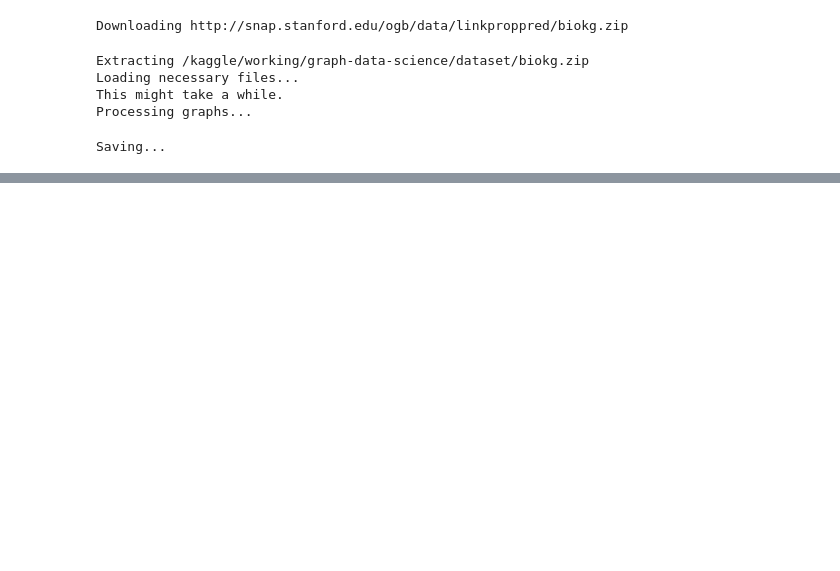
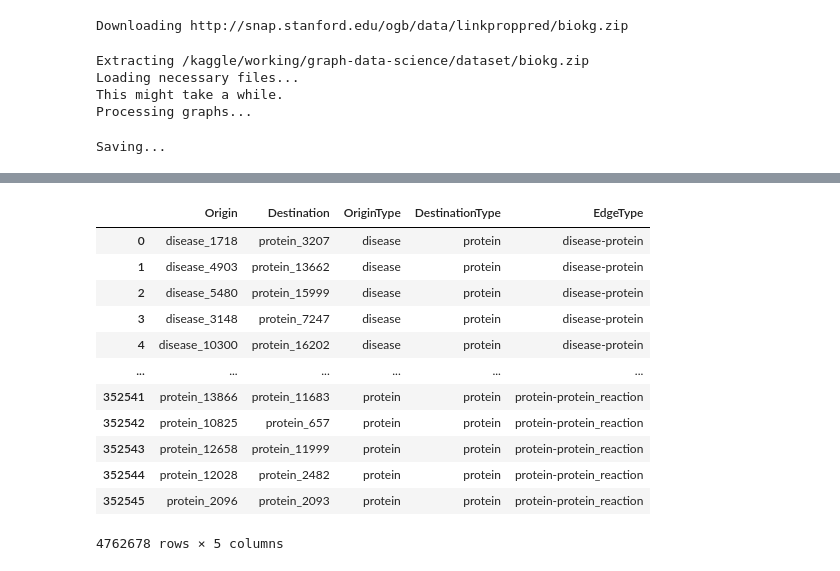
Before and after one commit to phungbminh/graph-data-science, a Jupyter notebook: working/session-02/cugraph.ipynb, the cells around one changed output, grey strips where cells are left out. Drawn from its saved outputs; the diff is of its cells as text; code cells hidden in the pictures; blank space fills up the shorter version.

```diff
--- a/working/session-02/cugraph.ipynb
+++ b/working/session-02/cugraph.ipynb
@@ -279,0 +183,18 @@ draw_graph(nxcg_G, show_names=True, node_size=2, edge_width=0.2)
+# %%
+biokg_edge_list
+
+#biokg_node_list
+# %% [output]
+|  | Origin | Destination | OriginType | DestinationType | EdgeType |
+| 0 | disease_1718 | protein_3207 | disease | protein | disease-protein |
+| 1 | disease_4903 | protein_13662 | disease | protein | disease-protein |
+| 2 | disease_5480 | protein_15999 | disease | protein | disease-protein |
+| 3 | disease_3148 | protein_7247 | disease | protein | disease-protein |
+| 4 | disease_10300 | protein_16202 | disease | protein | disease-protein |
+| ... | ... | ... | ... | ... | ... |
+| 352541 | protein_13866 | protein_11683 | protein | protein | protein-protein_reaction |
+| 352542 | protein_10825 | protein_657 | protein | protein | protein-protein_reaction |
+| 352543 | protein_12658 | protein_11999 | protein | protein | protein-protein_reaction |
+| 352544 | protein_12028 | protein_2482 | protein | protein | protein-protein_reaction |
+| 352545 | protein_2096 | protein_2093 | protein | protein | protein-protein_reaction |
+4762678 rows × 5 columns
```
Also changed, not shown: parts of 21 cells of this notebook.
